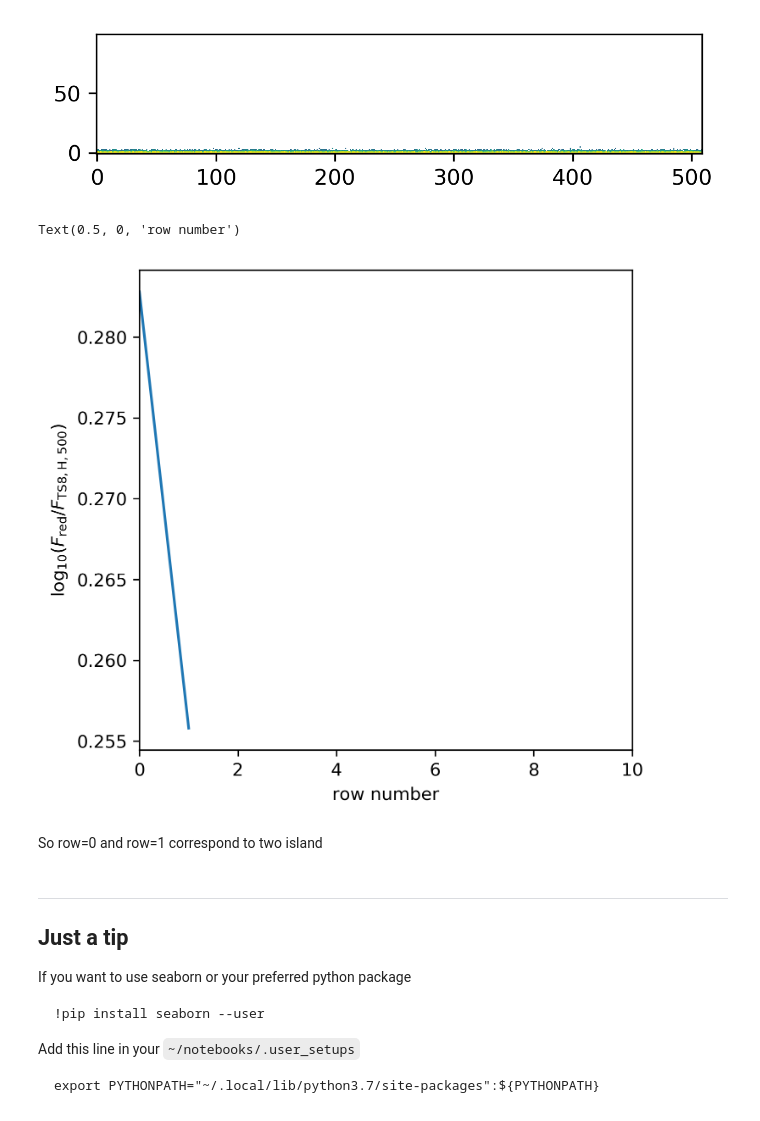
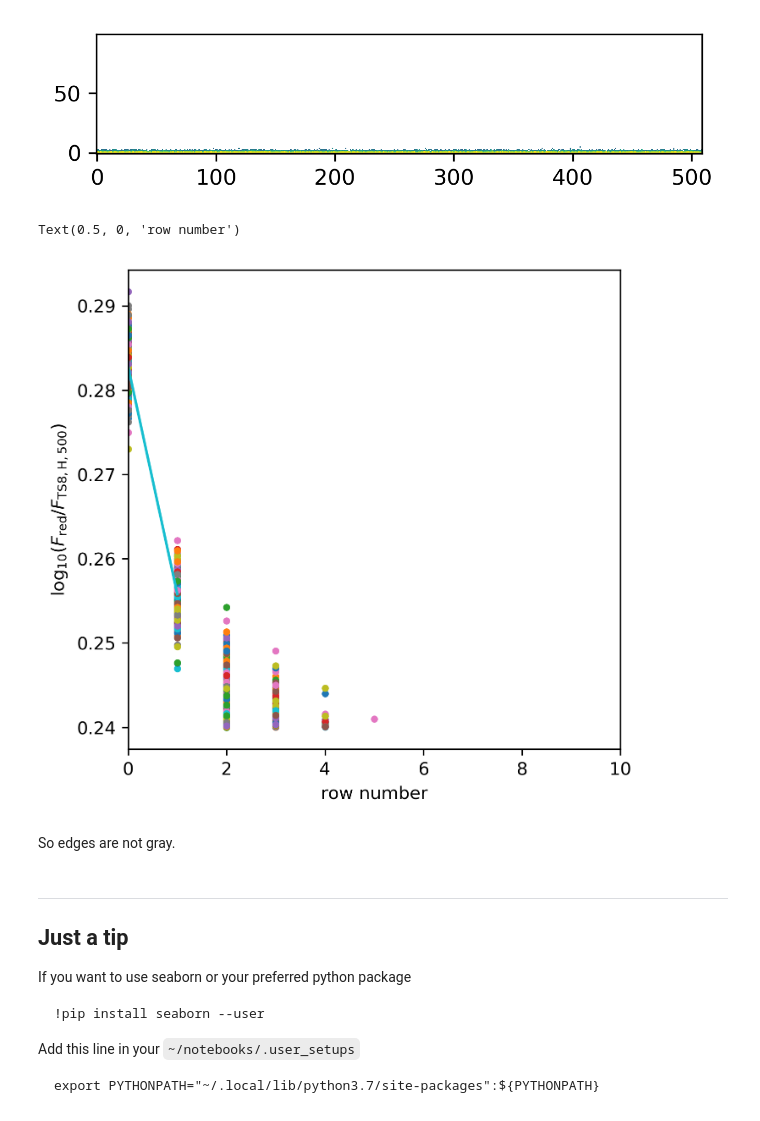
Before and after one commit to youtsumi/Summer2020, a Jupyter notebook: flatratio.ipynb, the cells around one changed output. Cells and saved outputs as stored; diff of their text form; code cells hidden in the pictures.

Commit message:
change plot style

```diff
--- a/flatratio.ipynb
+++ b/flatratio.ipynb
@@ -98,15 +98,16 @@ pylab.imshow(img[0:100] ,origin="lower", vmin=0.23, vmax=0.26)
 [figure]
 # %%
 fig, axs = pylab.subplots(1,1,figsize=(5,5),dpi=300)
+pylab.plot(img,".")
 pylab.plot(numpy.mean(img,axis=1))
 pylab.xlim(0,10)
 pylab.ylabel(r"$\log_{10}(F_{\rm red}/F_{\rm TS8, H, 500})$")
 pylab.xlabel("row number")
 # %% [output]
 Text(0.5, 0, 'row number')
-[figure, old version]
+[figure, new version]
-# %% [markdown]
-So row=0 and row=1 correspond to two island
+# %% [markdown]
+So edges are not gray.
 # %% [markdown]
 ---
 ## Just a tip
```
Also changed, not shown: parts of 1 cell of this notebook.
